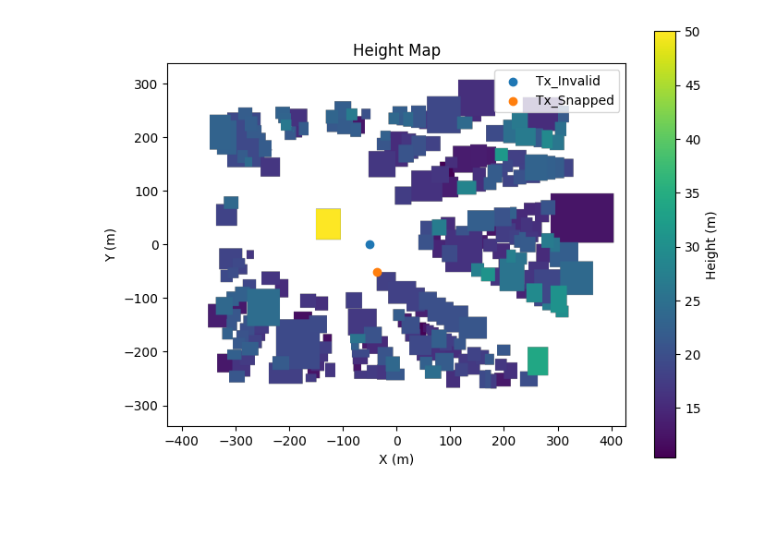
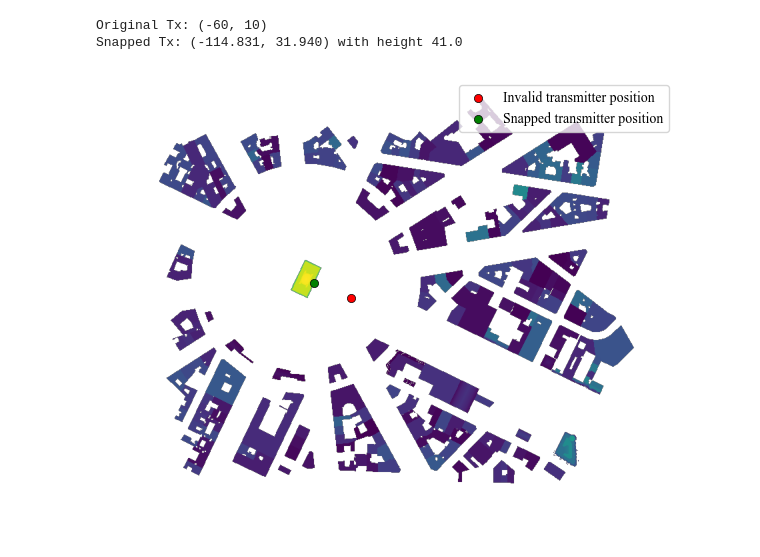
Before and after one commit to simonwanna/RaySR, a Jupyter notebook: tx_valid_placement_test.ipynb, the cells around one changed output. Cells and saved outputs as stored; diff of their text form; code cells hidden in the pictures; blank space fills up the shorter version.

Commit message:
Improved height map generation using ray casting method

```diff
--- a/tx_valid_placement_test.ipynb
+++ b/tx_valid_placement_test.ipynb
@@ -1,9 +1,14 @@
 # %%
-import sionna
-from sionna.rt import load_scene, Scene
 import numpy as np
 import matplotlib.pyplot as plt
-from tqdm import tqdm
 
-from scipy import ndimage as ndi
+plt.rcParams['font.family'] = 'serif'
+plt.rcParams['font.serif'] = ['Times New Roman', 'Times']
+plt.rcParams['mathtext.fontset'] = 'stix'
+
+from scipy.ndimage import distance_transform_edt
+from sionna.rt import load_scene
+import sionna
+
+import mitsuba as mi
 # %%
@@ -127,0 +314,5 @@ nearest_idx = prep_nearest_map(Z)
+# %%
+Z, meta = generate_height_map(
+    scene=scene, step_size=1.0, min_height=15.0
+    )
+plot_height_map(Z, meta, title='Height map with min_height=15.0 m')
@@ -128,15 +321,21 @@ nearest_idx = prep_nearest_map(Z)
 # %%
-# Test snapping invalid Tx location
-Tx_Invalid = (-50.123342112, 0.4221974324)      # Some invalid tx location
+nearest_map = prep_nearest_map(Z)
+
+tx_invalid = (-60, 10)      # Some invalid tx location
 x_snapped, y_snapped, z_snapped = snap_to_nearest_valid_height(
-    *Tx_Invalid, Z, nearest_idx, *bounds
+    *tx_invalid, Z, nearest_map, meta
 )
 
+print(f"Original Tx: {tx_invalid}")
+print(f"Snapped Tx: ({x_snapped:.3f}, {y_snapped:.3f}) with height {z_snapped}")
+
 txs = {
-    "Tx_Invalid": Tx_Invalid,
-    "Tx_Snapped": (x_snapped, y_snapped)
+    "Invalid transmitter position": {"x": tx_invalid[0], "y": tx_invalid[1], "color": 'red'},
+    "Snapped transmitter position": {"x": x_snapped, "y": y_snapped, "color": 'green'}
 }
 
-plot_height_map(Z, *bounds, txs=txs)
+plot_height_map(Z, meta, txs=txs, show_axis=False, show_title=False, show_colorbar=False)
 # %% [output]
+Original Tx: (-60, 10)
+Snapped Tx: (-114.831, 31.940) with height 41.0
-[figure, old version]
+[figure, new version]
```
Also changed, not shown: parts of 8 cells of this notebook.
